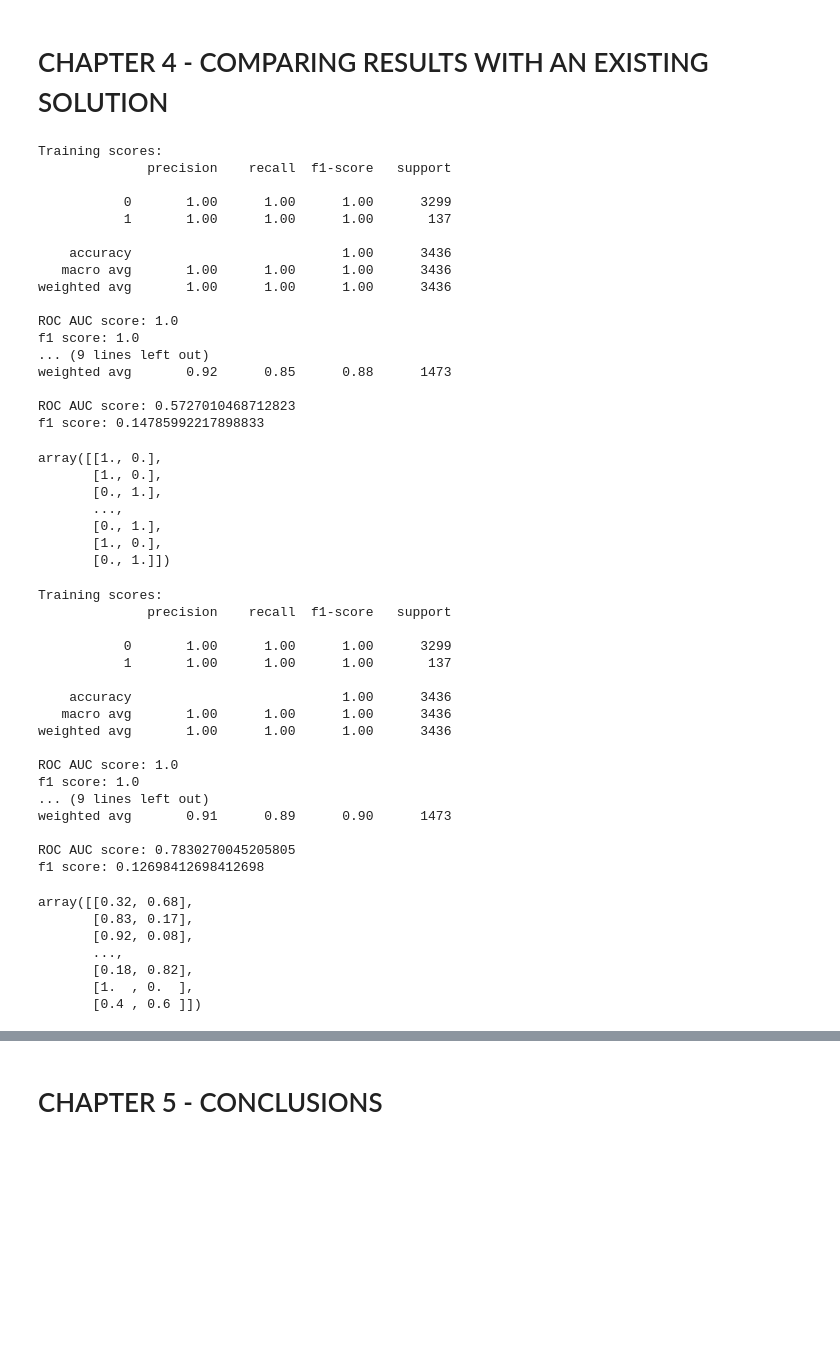
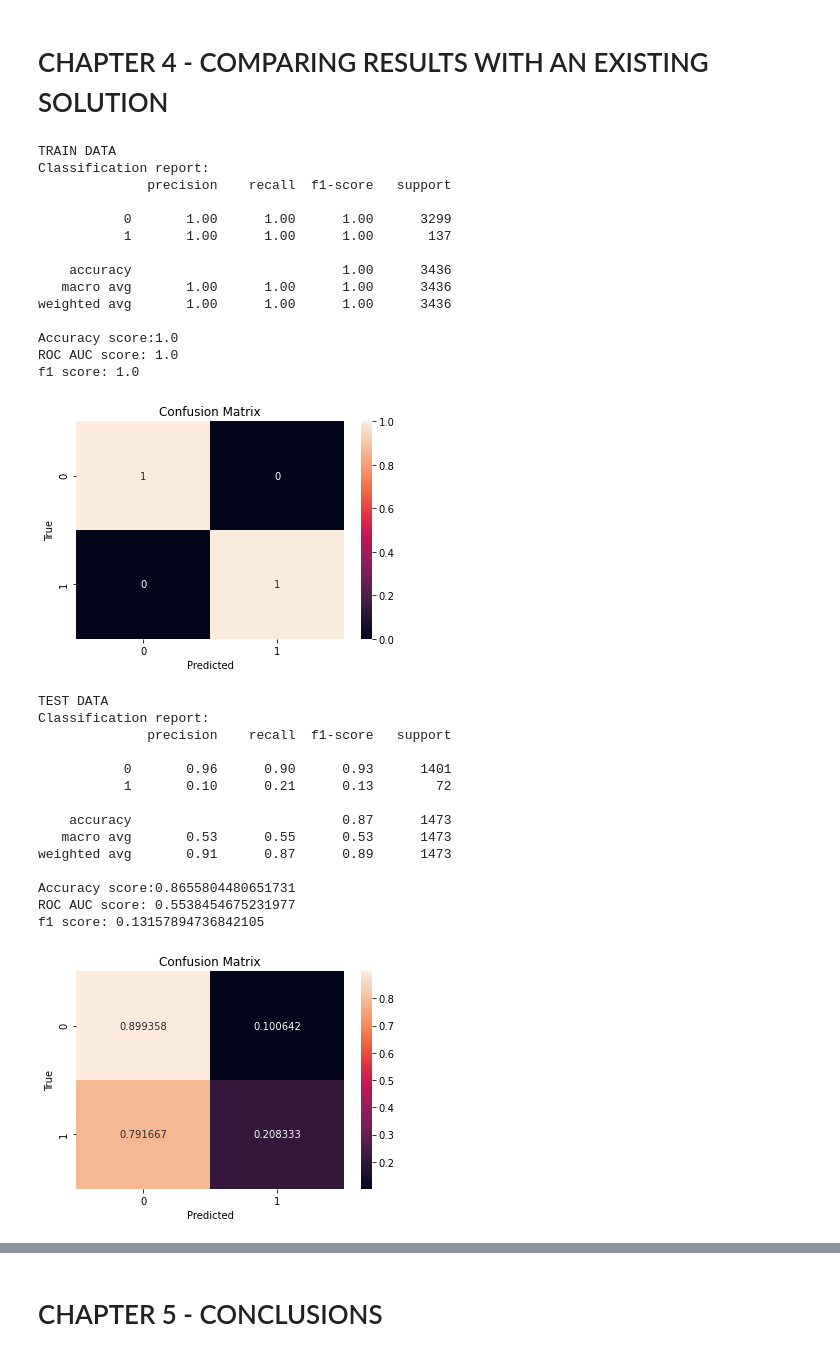
Before and after one commit to iberius96/Classification-task-for-heart-condition, a Jupyter notebook: main.ipynb, the cells around one changed output, grey strips where cells are left out. Drawn from its saved outputs; the diff is of its cells as text; code cells hidden in the pictures; blank space fills up the shorter version.

```diff
--- a/main.ipynb
+++ b/main.ipynb
@@ -979,74 +1020,45 @@ f1 score: 0.14285714285714285
 # %% [markdown]
 # CHAPTER 4 - COMPARING RESULTS WITH AN EXISTING SOLUTION <a class="anchor" id="4"></a>
 # %%
-clf = tree.DecisionTreeClassifier(max_features='sqrt')
+clf = tree.DecisionTreeClassifier()
 clf = clf.fit(X_train_SMOTE, y_train_SMOTE)
-score_model(clf, X_train, X_test)
+
+print("TRAIN DATA")
+score_model(clf, X_train, y_train)
+print("\nTEST DATA")
+score_model(clf, X_test, y_test)
 # %% [output]
-Training scores:
+TRAIN DATA
+Classification report:
               precision    recall  f1-score   support
 
            0       1.00      1.00      1.00      3299
            1       1.00      1.00      1.00       137
 
     accuracy                           1.00      3436
    macro avg       1.00      1.00      1.00      3436
 weighted avg       1.00      1.00      1.00      3436
 
+Accuracy score:1.0
 ROC AUC score: 1.0
 f1 score: 1.0
-... (9 lines left out)
-weighted avg       0.92      0.85      0.88      1473
-
-ROC AUC score: 0.5727010468712823
-f1 score: 0.14785992217898833
+[figure, added]
+TEST DATA
+Classification report:
+              precision    recall  f1-score   support
+
+           0       0.96      0.90      0.93      1401
+           1       0.10      0.21      0.13        72
+
+    accuracy                           0.87      1473
+   macro avg       0.53      0.55      0.53      1473
+weighted avg       0.91      0.87      0.89      1473
+
+Accuracy score:0.8655804480651731
+ROC AUC score: 0.5538454675231977
+f1 score: 0.13157894736842105
+[figure, added]
-# %%
-clf.predict_proba(X_test)
-# %% [output]
-array([[1., 0.],
-       [1., 0.],
-       [0., 1.],
-       ...,
-       [0., 1.],
-       [1., 0.],
-       [0., 1.]])
 # %%
 #fig, axes = plt.subplots(nrows = 1,ncols = 1,figsize = (4,4), dpi=900)
 #tree.plot_tree(clf)
 #fig.savefig('imagename.png')
-# %%
-rfc = RandomForestClassifier()
-rfc.fit(X_train_SMOTE.to_numpy(), y_train_SMOTE.values.flatten())
-score_model(rfc, X_train, X_test)
-
-#rf_pipeline = Pipeline(steps = [('scale',StandardScaler()),('RF',RandomForestClassifier(random_state=42))])
-#rf_cv = cross_val_score(rf_pipeline,X_train_SMOTE,y_train_SMOTE,cv=10,scoring='f1')
-#print('Random Forest mean :',cross_val_score(rf_pipeline,X_train_SMOTE,y_train_SMOTE,cv=10,scoring='f1').mean())
-# %% [output]
-Training scores:
-              precision    recall  f1-score   support
-
-           0       1.00      1.00      1.00      3299
-           1       1.00      1.00      1.00       137
-
-    accuracy                           1.00      3436
-   macro avg       1.00      1.00      1.00      3436
-weighted avg       1.00      1.00      1.00      3436
-
-ROC AUC score: 1.0
-f1 score: 1.0
-... (9 lines left out)
-weighted avg       0.91      0.89      0.90      1473
-
-ROC AUC score: 0.7830270045205805
-f1 score: 0.12698412698412698
-# %%
-rfc.predict_proba(X_test)
-# %% [output]
-array([[0.32, 0.68],
-       [0.83, 0.17],
-       [0.92, 0.08],
-       ...,
-       [0.18, 0.82],
-       [1.  , 0.  ],
-       [0.4 , 0.6 ]])
```
Also changed, not shown: parts of 9 cells of this notebook.
